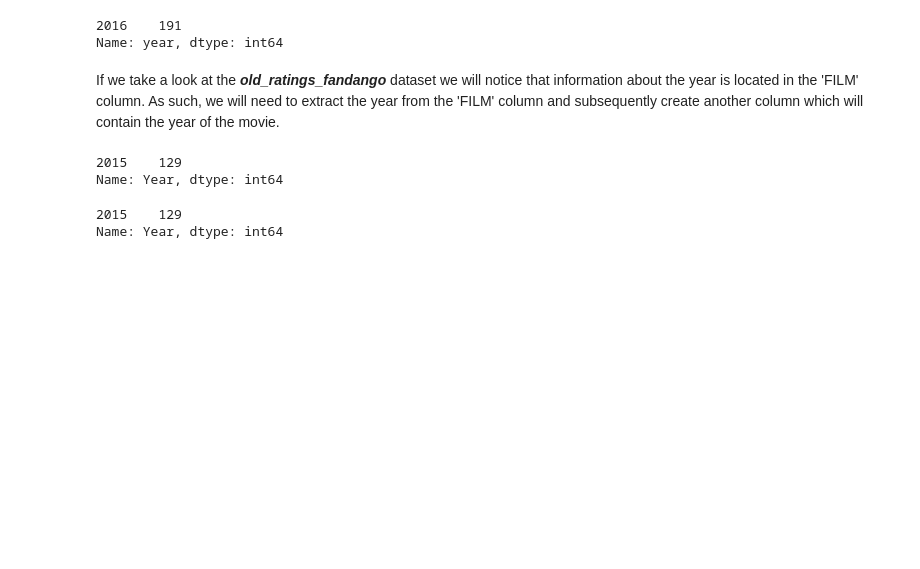
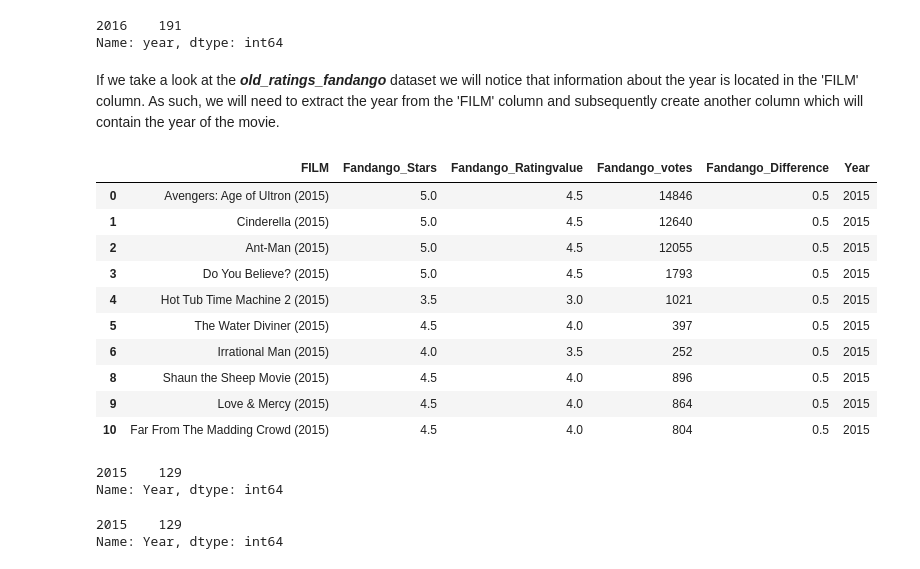
Before and after one commit to Rezwal/portfolio, a Jupyter notebook: Frequency Distributions.ipynb, the cells around one changed output. Saved outputs shown, nothing was run; the diff lists cells and outputs as text; code cells hidden in the pictures; blank space fills up the shorter version.

```diff
--- a/Frequency Distributions.ipynb
+++ b/Frequency Distributions.ipynb
@@ -12,6 +23,6 @@ Lets load the data:
 import pandas as pd
 from IPython.display import display
 
-old_ratings = pd.read_csv('fandango_score_comparison.csv')
-new_ratings = pd.read_csv('movie_ratings_16_17.csv')
+old_ratings = pd.read_csv('Data/fandango/fandango_score_comparison.csv')
+new_ratings = pd.read_csv('Data/fandango/movie_ratings_16_17.csv')
 # %% [markdown]
@@ -161,7 +172,19 @@ Name: year, dtype: int64
 # %% [markdown]
 If we take a look at the ***old_ratings_fandango*** dataset we will notice that information about the year is located in the 'FILM' column. As such, we will need to extract the year from the 'FILM' column and subsequently create another column which will contain the year of the movie.
 # %%
-old_ratings_fandango.head()
+old_ratings_fandango.head(10)
+# %% [output]
+|  | FILM | Fandango_Stars | Fandango_Ratingvalue | Fandango_votes | Fandango_Difference | Year |
+| 0 | Avengers: Age of Ultron (2015) | 5.0 | 4.5 | 14846 | 0.5 | 2015 |
+| 1 | Cinderella (2015) | 5.0 | 4.5 | 12640 | 0.5 | 2015 |
+| 2 | Ant-Man (2015) | 5.0 | 4.5 | 12055 | 0.5 | 2015 |
+| 3 | Do You Believe? (2015) | 5.0 | 4.5 | 1793 | 0.5 | 2015 |
+| 4 | Hot Tub Time Machine 2 (2015) | 3.5 | 3.0 | 1021 | 0.5 | 2015 |
+| 5 | The Water Diviner (2015) | 4.5 | 4.0 | 397 | 0.5 | 2015 |
+| 6 | Irrational Man (2015) | 4.0 | 3.5 | 252 | 0.5 | 2015 |
+| 8 | Shaun the Sheep Movie (2015) | 4.5 | 4.0 | 896 | 0.5 | 2015 |
+| 9 | Love & Mercy (2015) | 4.5 | 4.0 | 864 | 0.5 | 2015 |
+| 10 | Far From The Madding Crowd (2015) | 4.5 | 4.0 | 804 | 0.5 | 2015 |
 # %%
 old_ratings_fandango = old_ratings_fandango.copy()
 old_ratings_fandango['Year'] = old_ratings_fandango['FILM'].str[-5:-1]
```
Also changed, not shown: parts of 9 cells of this notebook, 20 other files.
